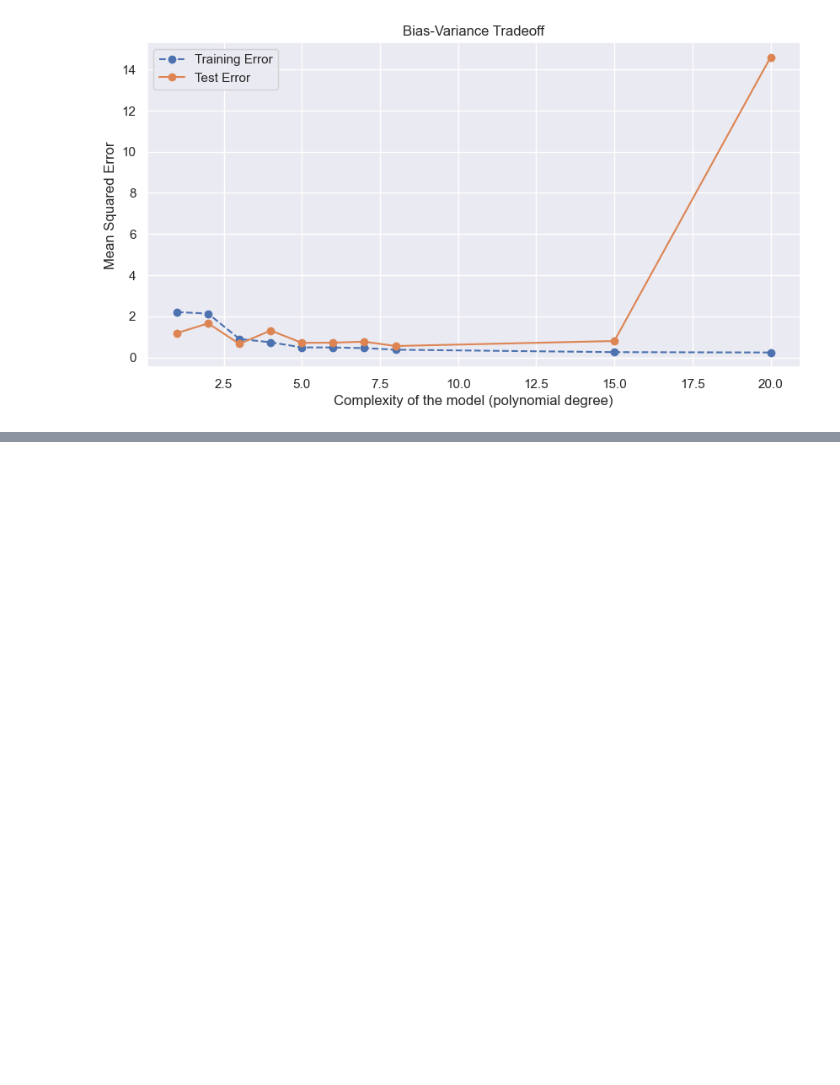
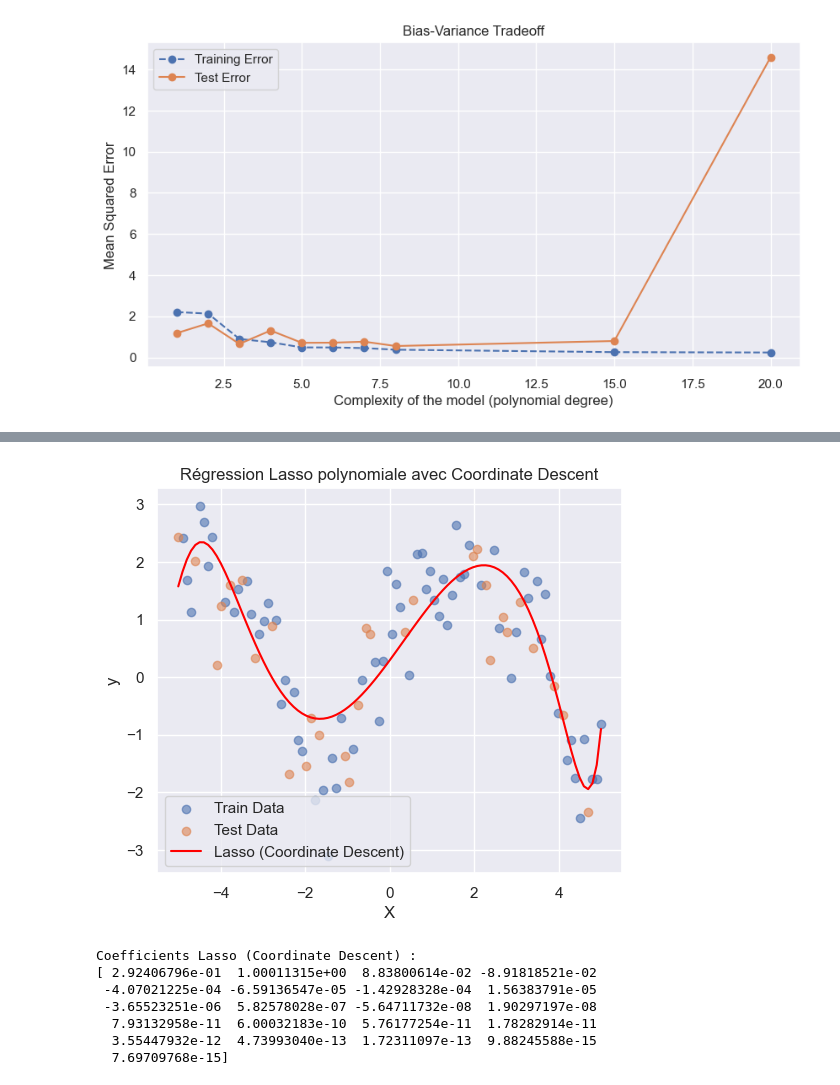
Before and after one commit to elizabethMichel/MTH8302, a Jupyter notebook: leçon3_Methodes_de_Selection_de_Modeles_et_Generalisation_en_Apprentissage_Statistique.ipynb, the cells around one changed output, grey strips where cells are left out. Cells and saved outputs as stored; diff of their text form; code cells hidden in the pictures; blank space fills up the shorter version.

Commit message:
Ajout de la méthode de Lasso

```diff
--- a/leçon3_Methodes_de_Selection_de_Modeles_et_Generalisation_en_Apprentissage_Statistique.ipynb
+++ b/leçon3_Methodes_de_Selection_de_Modeles_et_Generalisation_en_Apprentissage_Statistique.ipynb
@@ -98,0 +119,18 @@ plot_bias_variance_tradeoff([1, 2, 3, 4, 5, 6, 7, 8, 15, 20], X_train, X_test, y
+# %%
+# Transform the data to polynomial features
+degree = 20
+poly = PolynomialFeatures(degree)
+X_train_poly = poly.fit_transform(X_train)
+X_test_poly = poly.transform(X_test)
+# %%
+# Soft-thresholding function.
+def soft_thresholding(z, lambda_):
+    if z > lambda_:
+        # Z is larger than lambda, we return z - lambda_.
+        return z - lambda_
+    elif z < -lambda_:
+        # Z is smaller than -lambda, we return z + lambda_.
+        return z + lambda_
+    else:
+        # Z is between -lambda and lambda (too small, drop the coefficient), we return 0.
+        return 0
@@ -98,0 +179,34 @@ plot_bias_variance_tradeoff([1, 2, 3, 4, 5, 6, 7, 8, 15, 20], X_train, X_test, y
+# %%
+# Parameters for Lasso regression.
+lambda_ = 0.1 # Regularization parameter.
+max_iter = 50 # Maximum number of iterations.
+
+# Train the Lasso model using coordinate descent.
+beta_lasso, train_errors, test_errors = coordinate_descent_lasso(X_train_poly, y_train, lambda_, max_iter)
+
+# Final predictions.
+X_range = np.linspace(X.min(), X.max(), 100).reshape(-1, 1)
+X_poly_range = poly.transform(X_range)
+y_pred = X_poly_range @ beta_lasso
+# %%
+# Plots results.
+plt.figure(figsize=(6,5))
+plt.scatter(X_train, y_train, label="Train Data", alpha=0.6)
+plt.scatter(X_test, y_test, label="Test Data", alpha=0.6)
+plt.plot(X_range, y_pred, color='red', label="Lasso (Coordinate Descent)")
+plt.legend()
+plt.xlabel("X")
+plt.ylabel("y")
+plt.title("Régression Lasso polynomiale avec Coordinate Descent")
+plt.show()
+print("Coefficients Lasso (Coordinate Descent) :")
+print(beta_lasso)
+# %% [output]
+[figure, added]
+Coefficients Lasso (Coordinate Descent) :
+[ 2.92406796e-01  1.00011315e+00  8.83800614e-02 -8.91818521e-02
+ -4.07021225e-04 -6.59136547e-05 -1.42928328e-04  1.56383791e-05
+ -3.65523251e-06  5.82578028e-07 -5.64711732e-08  1.90297197e-08
+  7.93132958e-11  6.00032183e-10  5.76177254e-11  1.78282914e-11
+  3.55447932e-12  4.73993040e-13  1.72311097e-13  9.88245588e-15
+  7.69709768e-15]
```
Also changed, not shown: parts of 6 cells of this notebook.
